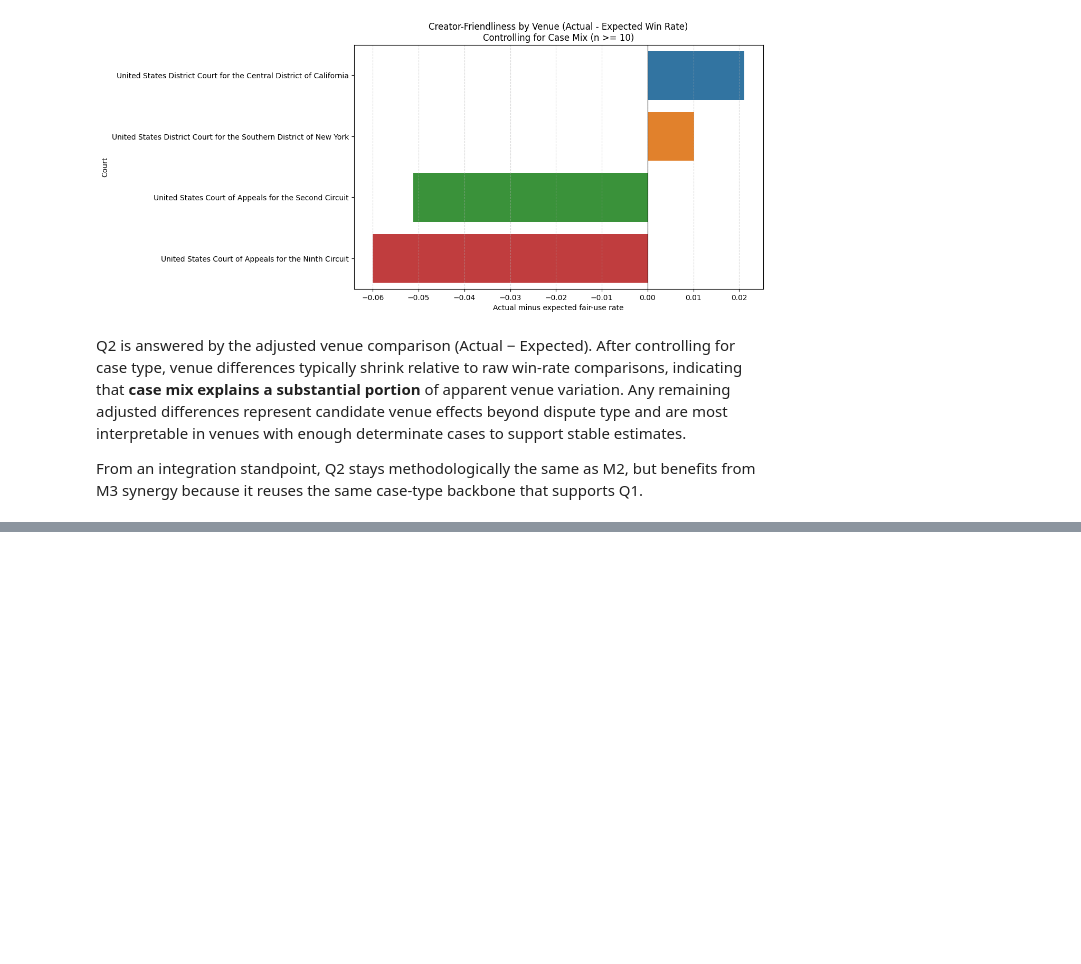
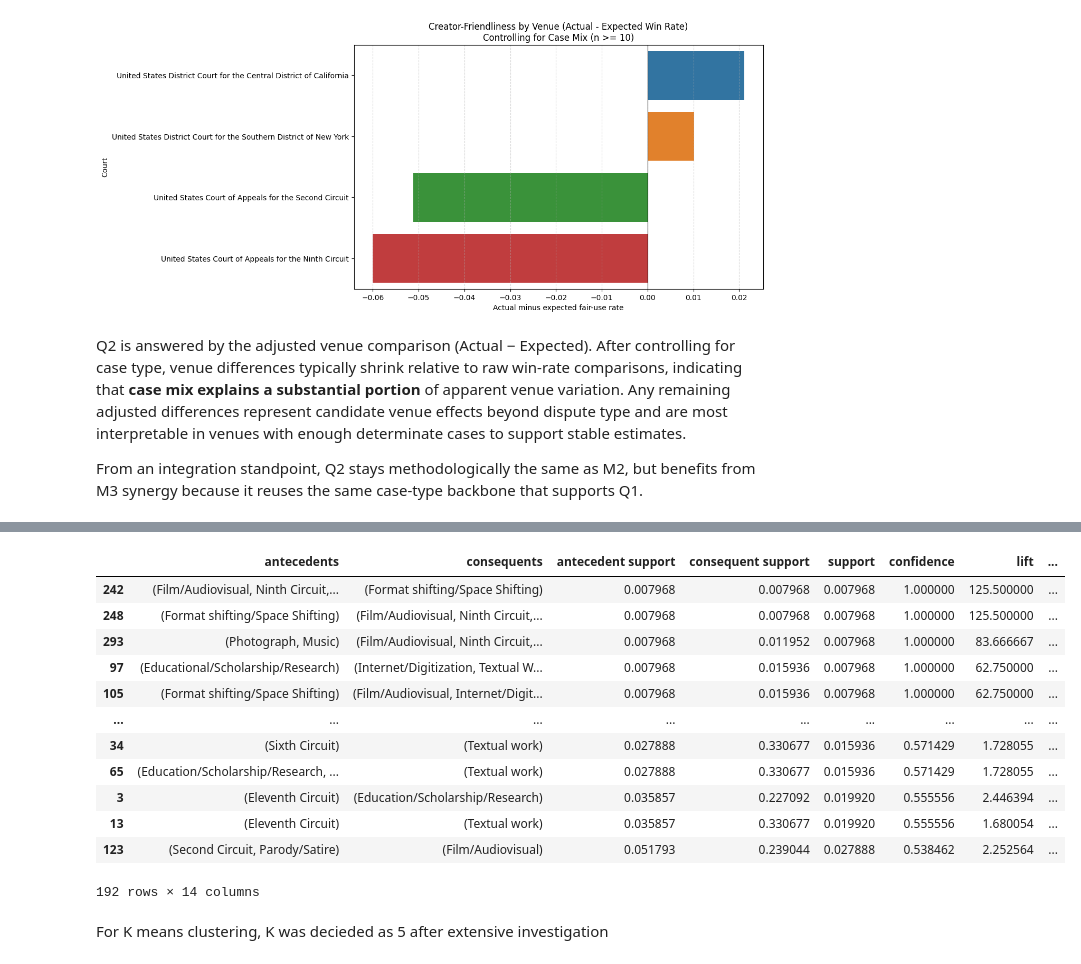
Before and after one commit to mqanaq/BA820-B1-Team13, a Jupyter notebook: M3_Fair_Use_Data_Integrated_Analysis_&_Synergy.ipynb, the cells around one changed output, grey strips where cells are left out. Drawn from its saved outputs; the diff is of its cells as text; code cells hidden in the pictures; blank space fills up the shorter version.

```diff
--- a/M3_Fair_Use_Data_Integrated_Analysis_&_Synergy.ipynb
+++ b/M3_Fair_Use_Data_Integrated_Analysis_&_Synergy.ipynb
@@ -867,0 +938,19 @@ From an integration standpoint, Q2 stays methodologically the same as M2, but be
+# %%
+rules_filtered = rules[(rules['confidence'] > 0.5) & (rules['lift'] >= 1.5)]
+rules_filtered.sort_values(by=["confidence", "lift"], ascending=False)
+# %% [output]
+|  | antecedents | consequents | antecedent support | consequent support | support | confidence | lift | ... |
+| 242 | (Film/Audiovisual, Ninth Circuit,... | (Format shifting/Space Shifting) | 0.007968 | 0.007968 | 0.007968 | 1.000000 | 125.500000 | ... |
+| 248 | (Format shifting/Space Shifting) | (Film/Audiovisual, Ninth Circuit,... | 0.007968 | 0.007968 | 0.007968 | 1.000000 | 125.500000 | ... |
+| 293 | (Photograph, Music) | (Film/Audiovisual, Ninth Circuit,... | 0.007968 | 0.011952 | 0.007968 | 1.000000 | 83.666667 | ... |
+| 97 | (Educational/Scholarship/Research) | (Internet/Digitization, Textual W... | 0.007968 | 0.015936 | 0.007968 | 1.000000 | 62.750000 | ... |
+| 105 | (Format shifting/Space Shifting) | (Film/Audiovisual, Internet/Digit... | 0.007968 | 0.015936 | 0.007968 | 1.000000 | 62.750000 | ... |
+| ... | ... | ... | ... | ... | ... | ... | ... | ... |
+| 34 | (Sixth Circuit) | (Textual work) | 0.027888 | 0.330677 | 0.015936 | 0.571429 | 1.728055 | ... |
+| 65 | (Education/Scholarship/Research, ... | (Textual work) | 0.027888 | 0.330677 | 0.015936 | 0.571429 | 1.728055 | ... |
+| 3 | (Eleventh Circuit) | (Education/Scholarship/Research) | 0.035857 | 0.227092 | 0.019920 | 0.555556 | 2.446394 | ... |
+| 13 | (Eleventh Circuit) | (Textual work) | 0.035857 | 0.330677 | 0.019920 | 0.555556 | 1.680054 | ... |
+| 123 | (Second Circuit, Parody/Satire) | (Film/Audiovisual) | 0.051793 | 0.239044 | 0.027888 | 0.538462 | 2.252564 | ... |
+192 rows × 14 columns
+# %% [markdown]
+For K means clustering, K was decieded as 5 after extensive investigation
```
Also changed, not shown: parts of 8 cells of this notebook.
